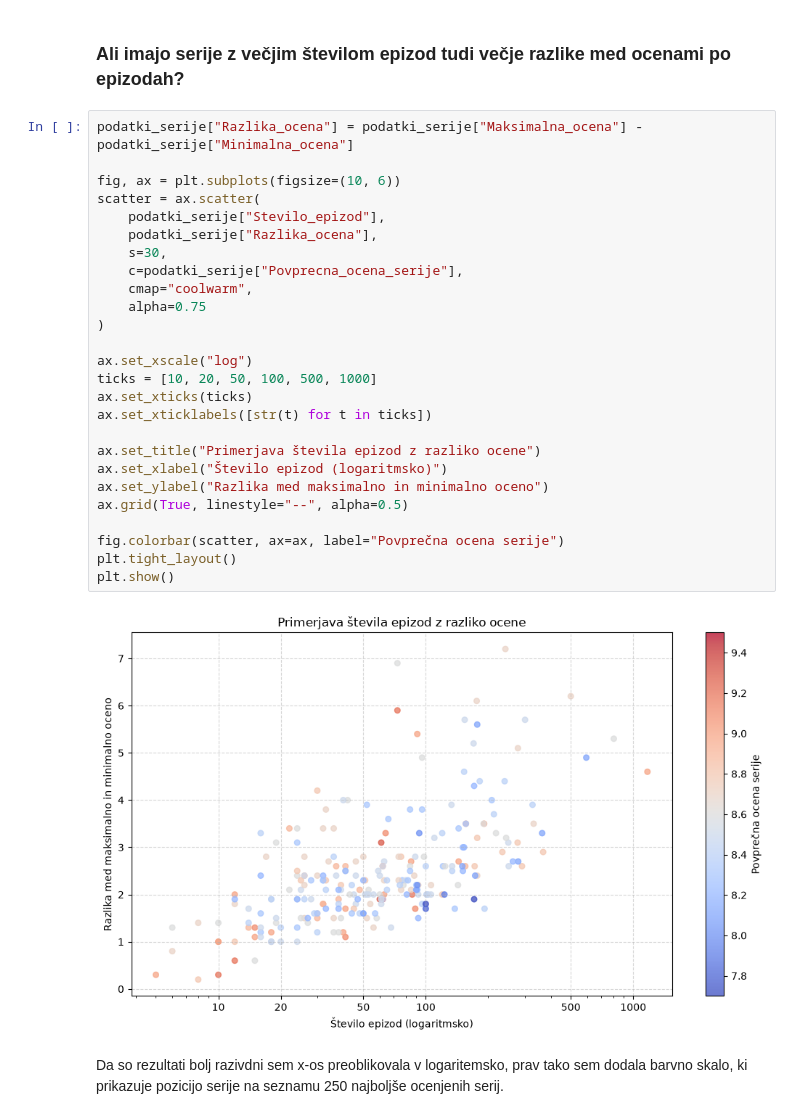
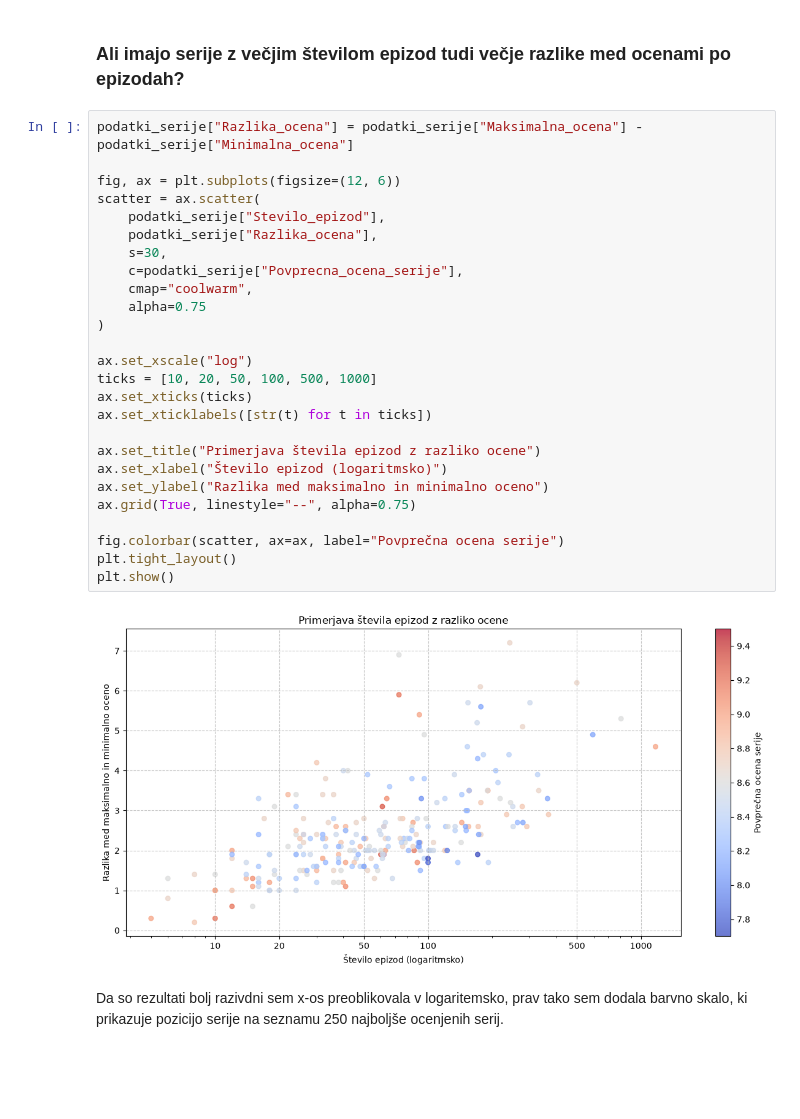
Before and after one commit to neca-klemencic/projektna_naloga_uvp, a Jupyter notebook: analiza.ipynb, the cells around one changed output. Saved outputs shown, nothing was run; the diff lists cells and outputs as text; blank space fills up the shorter version.

```diff
--- a/analiza.ipynb
+++ b/analiza.ipynb
@@ -164,31 +164,31 @@ S pomočjo tega grafa je najlepše razvidno, kako dolgo so snemali vsako izmed s
 # %%
 podatki_serije["Razlika_ocena"] = podatki_serije["Maksimalna_ocena"] - podatki_serije["Minimalna_ocena"]
 
-fig, ax = plt.subplots(figsize=(10, 6))
+fig, ax = plt.subplots(figsize=(12, 6))
 scatter = ax.scatter(
     podatki_serije["Stevilo_epizod"],
     podatki_serije["Razlika_ocena"],
     s=30,
     c=podatki_serije["Povprecna_ocena_serije"],
     cmap="coolwarm",
     alpha=0.75
 )
 
 ax.set_xscale("log")
 ticks = [10, 20, 50, 100, 500, 1000]
 ax.set_xticks(ticks)
 ax.set_xticklabels([str(t) for t in ticks])
 
 ax.set_title("Primerjava števila epizod z razliko ocene")
 ax.set_xlabel("Število epizod (logaritmsko)")
 ax.set_ylabel("Razlika med maksimalno in minimalno oceno")
-ax.grid(True, linestyle="--", alpha=0.5)
+ax.grid(True, linestyle="--", alpha=0.75)
 
 fig.colorbar(scatter, ax=ax, label="Povprečna ocena serije")
 plt.tight_layout()
 plt.show()
 # %% [output]
-[figure, old version]
+[figure, new version]
 # %% [markdown]
 Da so rezultati bolj razivdni sem x-os preoblikovala v logaritemsko, prav tako sem dodala barvno skalo, ki prikazuje pozicijo serije na seznamu 250 najboljše ocenjenih serij.
 # %% [markdown]
```
Also changed, not shown: parts of 1 cell of this notebook.
